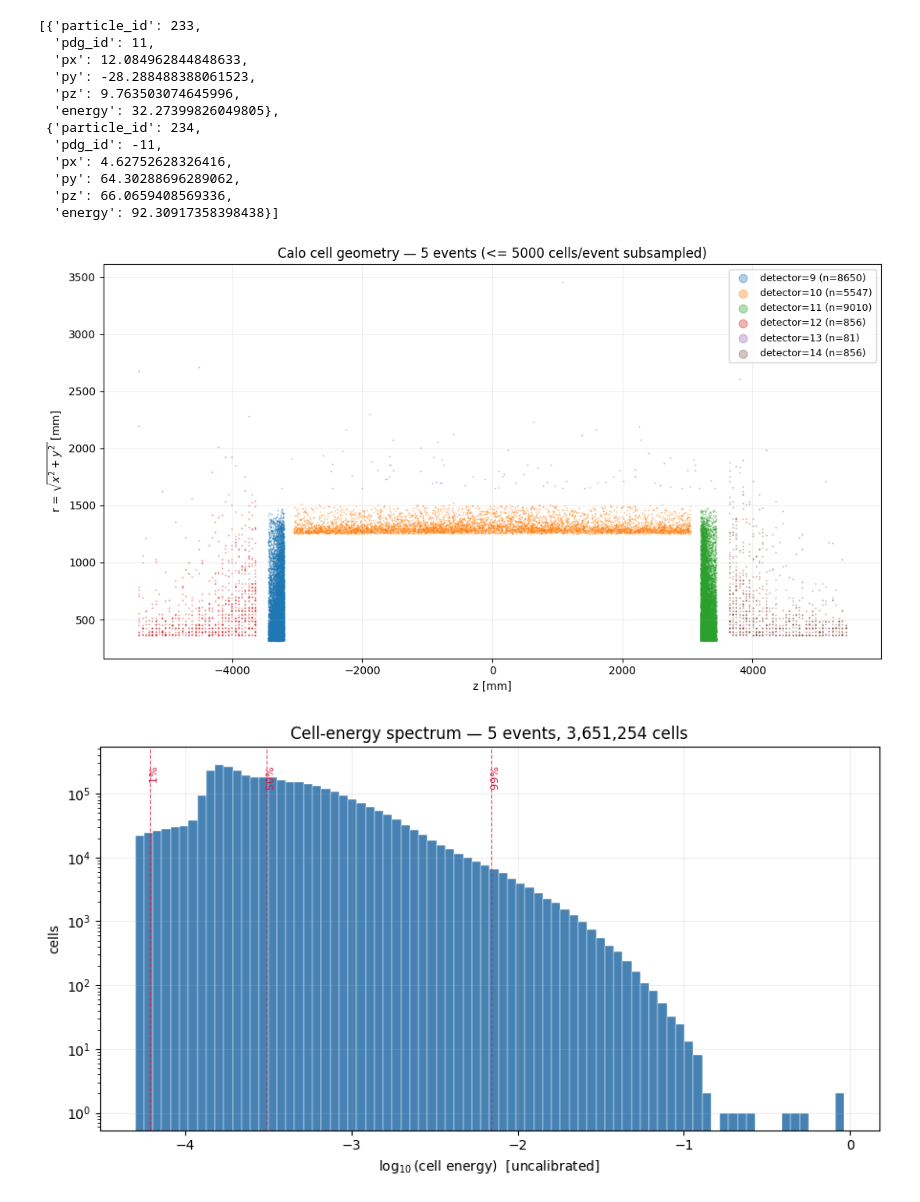
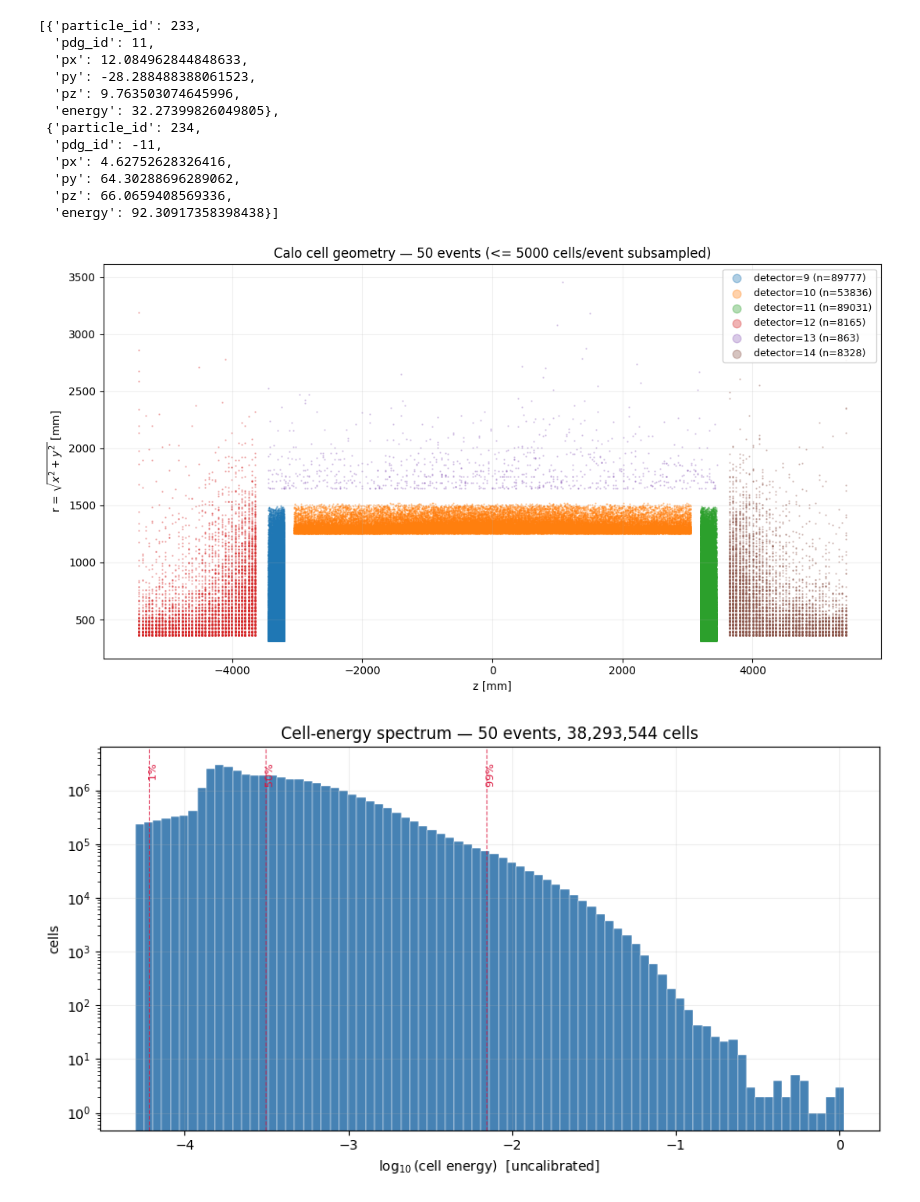
Before and after one commit to lambertloic2005/colliderml-electron-calo, a Jupyter notebook: notebooks/01_plot_gallery.ipynb, the cells around one changed output. Cells and saved outputs as stored; diff of their text form; code cells hidden in the pictures.

```diff
--- a/notebooks/01_plot_gallery.ipynb
+++ b/notebooks/01_plot_gallery.ipynb
@@ -24,7 +24,7 @@ io.load_frames(channel="zee", pileup="pu200", max_events=50)
 frames = io.load_frames(
     channel="zee",
     pileup="pu200",
-    max_events=5,
+    max_events=50,
 )
 
 frames.keys()
@@ -69,24 +69,24 @@ Number of prompt electrons in event 0: 2
 # %%
 # show calorimeter cell geometry in the rz plane
 fig = plots.detector_geometry(
     frames,
-    n_events=5,
+    n_events=50,
     max_cells_per_event=5000,
 )
 plt.show()
 # %% [output]
-[figure, old version]
+[figure, new version]
 # %%
 # show cell energy spectrum
 # distribution of calorimeter cell energies on a log scale
 fig = plots.cell_energy_spectrum(
     frames,
-    n_events=5,
+    n_events=50,
     bins=80,
 )
 plt.show()
 # %% [output]
-[figure, old version]
+[figure, new version]
 # %%
 # show how many calorimeter cells are associated with each prompt electron
 # show how calorimeter cell number changes with the electron truth energy
```
Also changed, not shown: parts of 4 cells of this notebook.
